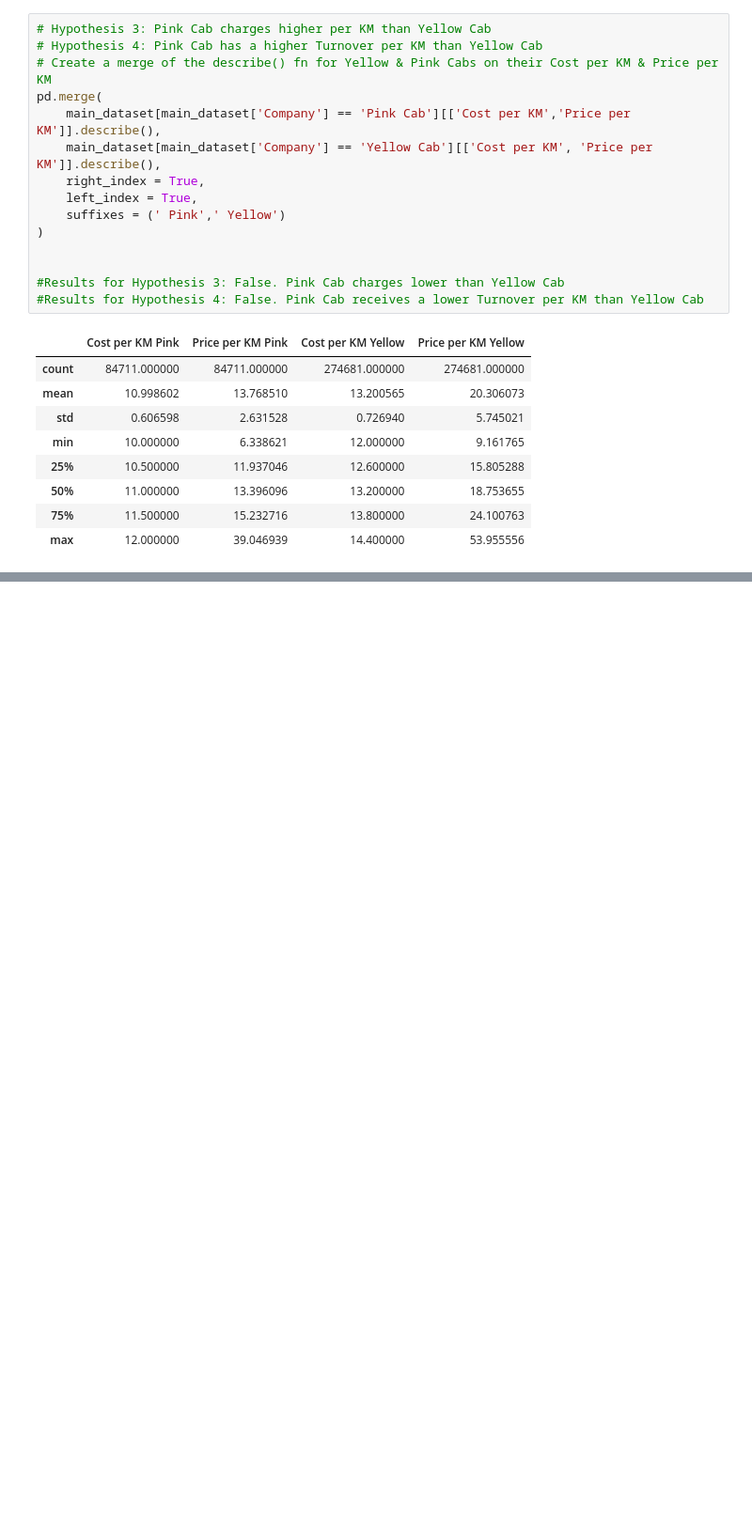
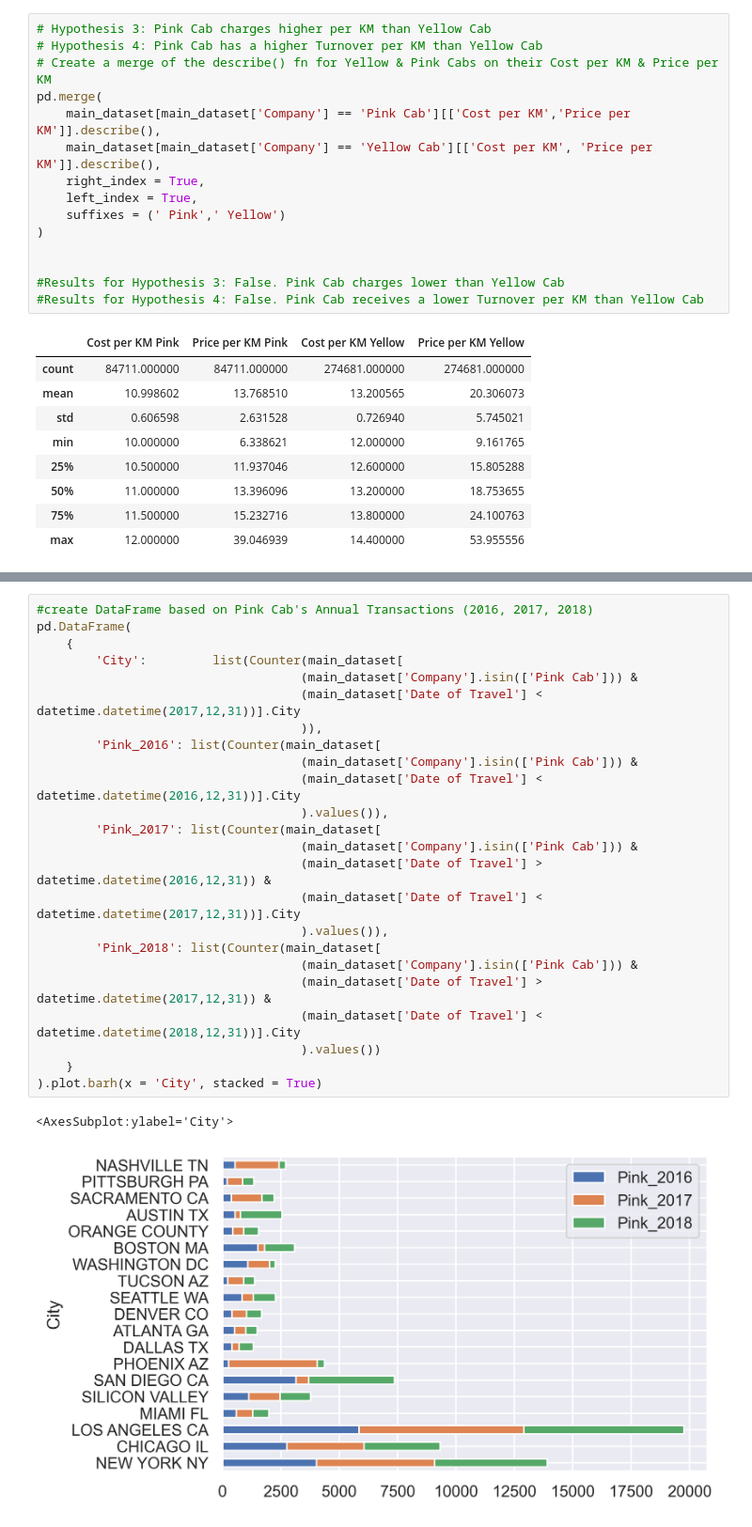
Before and after one commit to teddywaweru/DataGlacier, a Jupyter notebook: Week2_Cab_G2M_Investment/cab_data_analysis.ipynb, the cells around one changed output, grey strips where cells are left out. Shown at 94% size. Drawn from its saved outputs; the diff is of its cells as text; blank space fills up the shorter version.

```diff
--- a/Week2_Cab_G2M_Investment/cab_data_analysis.ipynb
+++ b/Week2_Cab_G2M_Investment/cab_data_analysis.ipynb
@@ -236,3 +280,30 @@ Counter({'NEW YORK NY': 99885,
+# %%
+#create DataFrame based on Pink Cab's Annual Transactions (2016, 2017, 2018)
+pd.DataFrame(
+    {
+        'City':         list(Counter(main_dataset[
+                                    (main_dataset['Company'].isin(['Pink Cab'])) &
+                                    (main_dataset['Date of Travel'] < datetime.datetime(2017,12,31))].City
+                                    )),
+        'Pink_2016': list(Counter(main_dataset[
+                                    (main_dataset['Company'].isin(['Pink Cab'])) &
+                                    (main_dataset['Date of Travel'] < datetime.datetime(2016,12,31))].City
+                                    ).values()),
+        'Pink_2017': list(Counter(main_dataset[
+                                    (main_dataset['Company'].isin(['Pink Cab'])) &
+                                    (main_dataset['Date of Travel'] > datetime.datetime(2016,12,31)) &
+                                    (main_dataset['Date of Travel'] < datetime.datetime(2017,12,31))].City
+                                    ).values()),
+        'Pink_2018': list(Counter(main_dataset[
+                                    (main_dataset['Company'].isin(['Pink Cab'])) &
+                                    (main_dataset['Date of Travel'] > datetime.datetime(2017,12,31)) &
+                                    (main_dataset['Date of Travel'] < datetime.datetime(2018,12,31))].City
+                                    ).values())
+    }
+).plot.barh(x = 'City', stacked = True)
+# %% [output]
+<AxesSubplot:ylabel='City'>
+[figure, added]
 # %%
                     #FAILED TRIALS
 # type(cab_data_copy.loc[:,'Date of Travel'][0].item())
```
Also changed, not shown: parts of 10 cells of this notebook, 9 other files.
